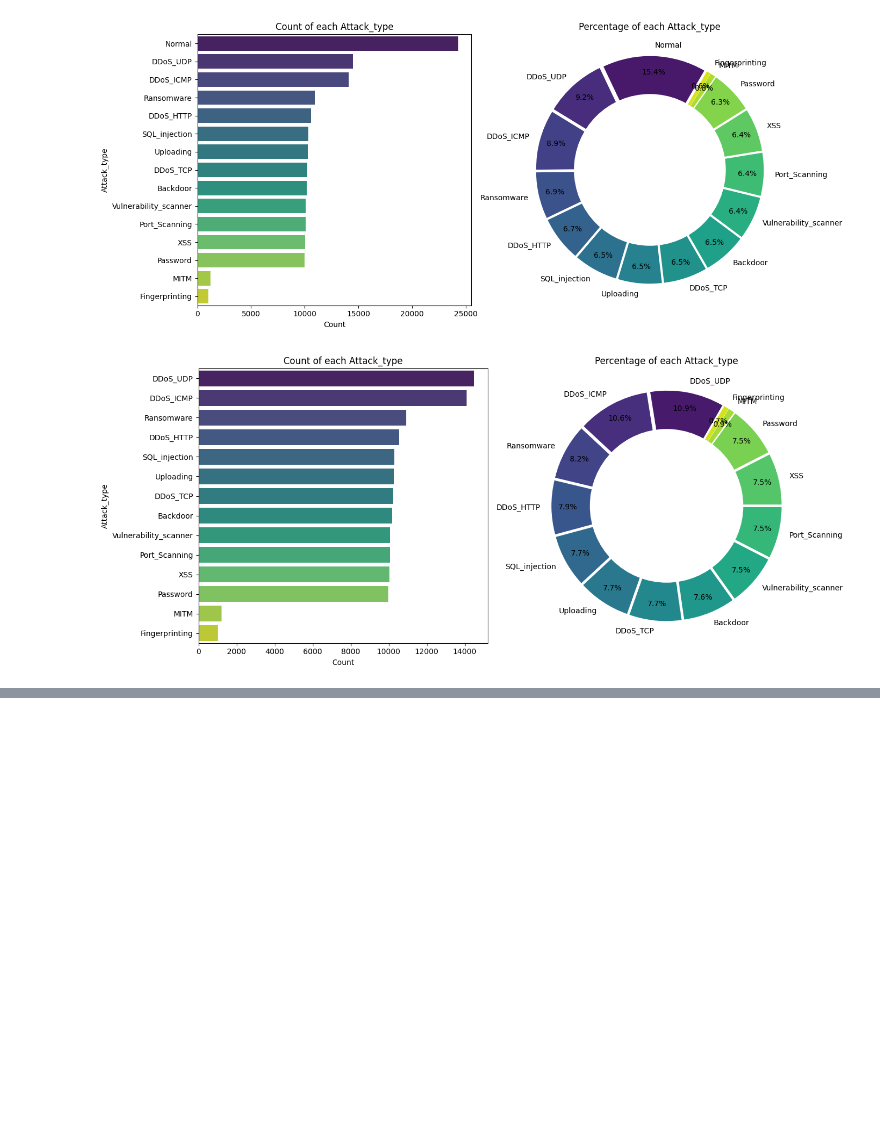
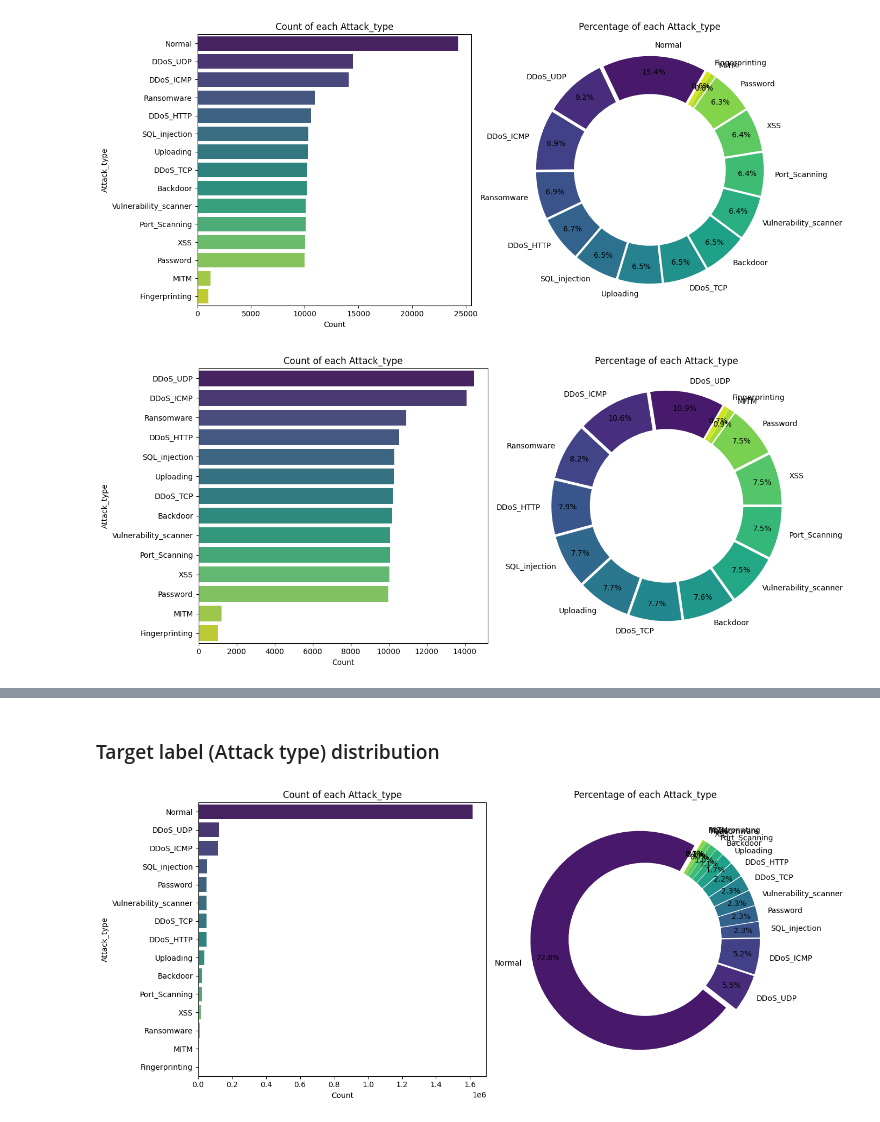
Before and after one commit to Angel-Arrospide/ML-NIDS-IIoT, a Jupyter notebook: notebooks/EdgeIIoT/01_EDA.ipynb, the cells around one changed output, grey strips where cells are left out. Cells and saved outputs as stored; diff of their text form; code cells hidden in the pictures; blank space fills up the shorter version.

Commit message:
EDA (visual fix)

```diff
--- a/notebooks/EdgeIIoT/01_EDA.ipynb
+++ b/notebooks/EdgeIIoT/01_EDA.ipynb
@@ -250,0 +127,8 @@ plot_label_distribution(df_no_normal, label_col)
+# %%
+csv_path = config['raw_path'] / "Edge-IIoTset dataset" / "Selected dataset for ML and DL" / "DNN-EdgeIIoT-dataset.csv"
+print(f"CSV Path: {csv_path}\n")
+
+print("Loading dataset... (This may take a while)")
+df_dl = pd.read_csv(csv_path, low_memory=False)
+
+print(f"\nDataset loaded with shape: {df_dl.shape}")
@@ -250,0 +165,7 @@ plot_label_distribution(df_no_normal, label_col)
+# %% [markdown]
+### Target label (Attack type) distribution
+# %%
+label_col = "Attack_type"
+plot_label_distribution(df_dl, label_col)
+# %% [output]
+[figure, added]
```
Also changed, not shown: parts of 21 cells of this notebook.
